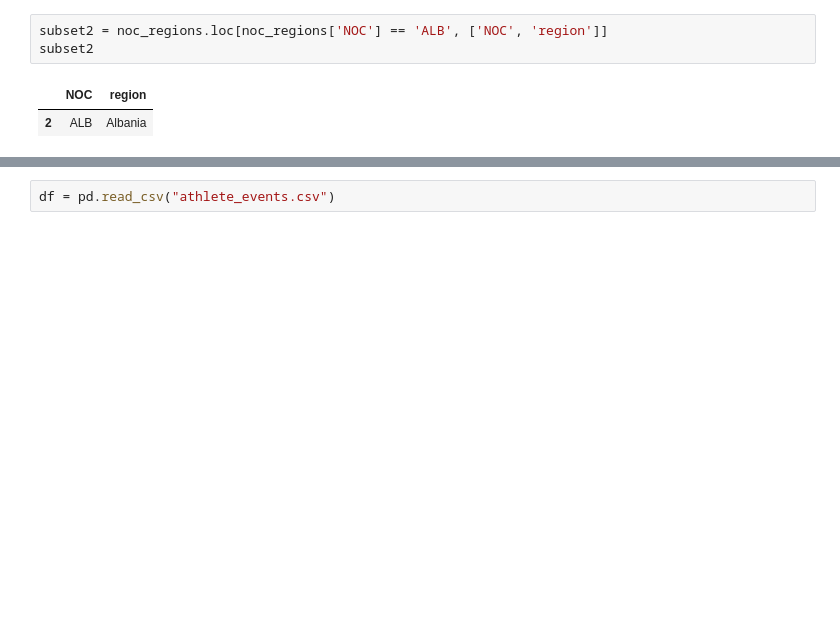
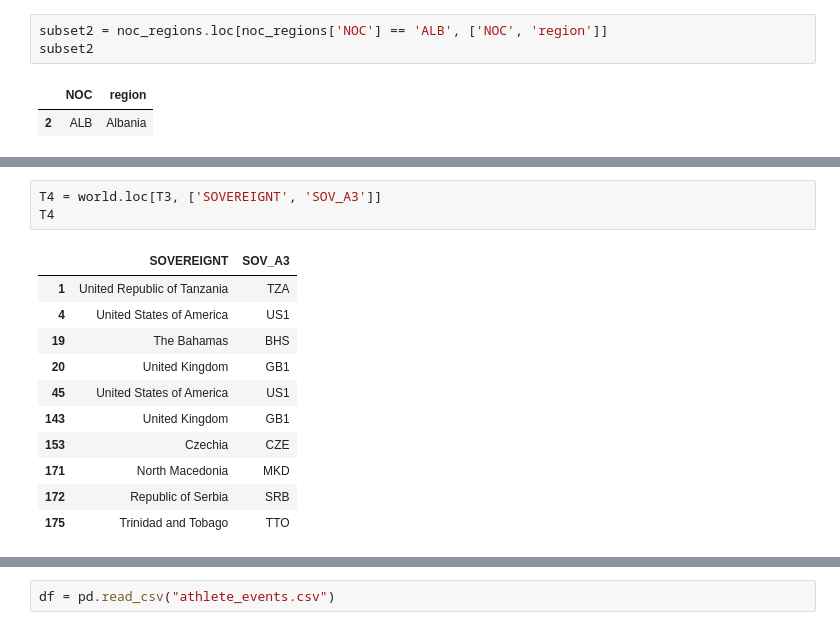
Before and after one commit to id2771/olympic-charts, a Jupyter notebook: problem Q10.ipynb, the cells around one changed output, grey strips where cells are left out. Saved outputs shown, nothing was run; the diff lists cells and outputs as text; blank space fills up the shorter version.

```diff
--- a/problem Q10.ipynb
+++ b/problem Q10.ipynb
@@ -38,0 +87,15 @@ subset2
+# %%
+T4 = world.loc[T3, ['SOVEREIGNT', 'SOV_A3']]
+T4
+# %% [output]
+|  | SOVEREIGNT | SOV_A3 |
+| 1 | United Republic of Tanzania | TZA |
+| 4 | United States of America | US1 |
+| 19 | The Bahamas | BHS |
+| 20 | United Kingdom | GB1 |
+| 45 | United States of America | US1 |
+| 143 | United Kingdom | GB1 |
+| 153 | Czechia | CZE |
+| 171 | North Macedonia | MKD |
+| 172 | Republic of Serbia | SRB |
+| 175 | Trinidad and Tobago | TTO |
```
Also changed, not shown: parts of 12 cells of this notebook, 1 other file.
